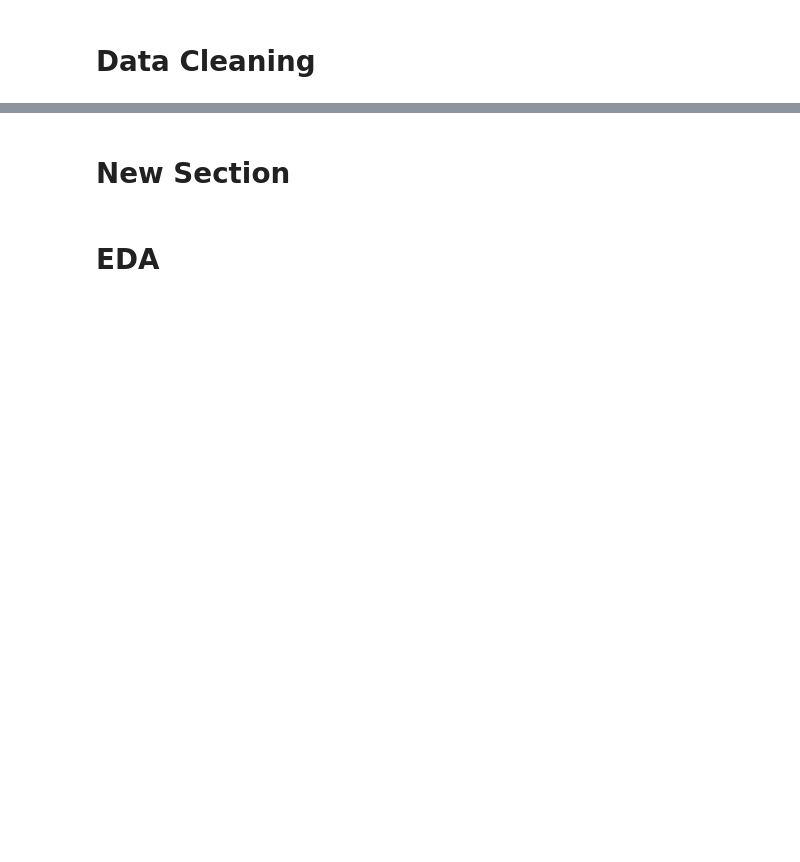
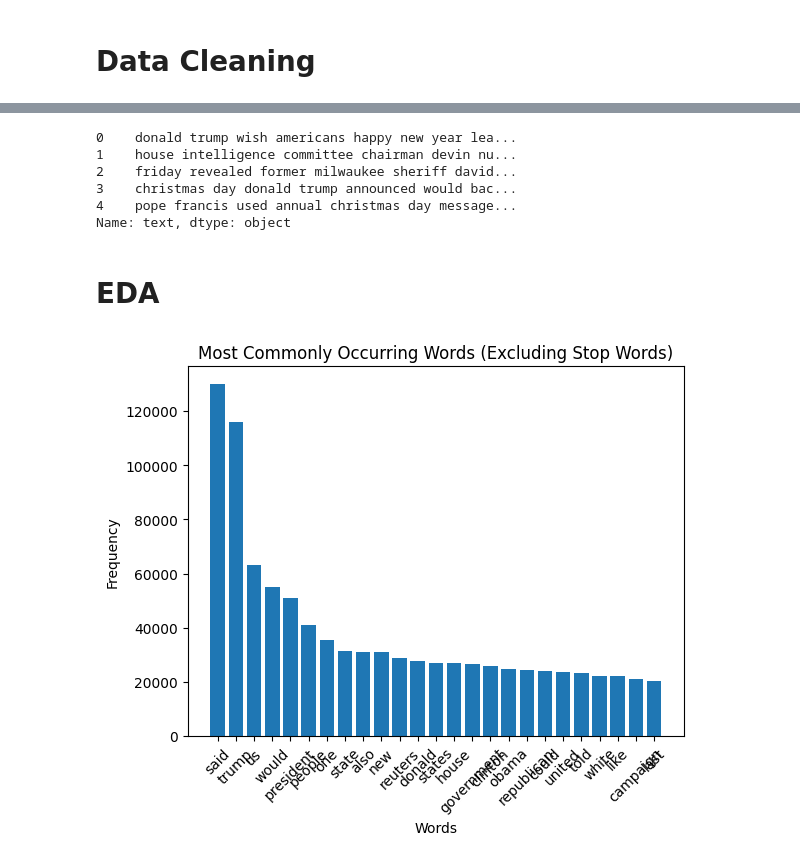
Before and after one commit to ShirleyW-W/PSTAT134-Project, a Jupyter notebook: PSTAT134_Final_Project.ipynb, the cells around one changed output, grey strips where cells are left out. Cells and saved outputs as stored; diff of their text form; code cells hidden in the pictures; blank space fills up the shorter version.

```diff
--- a/PSTAT134_Final_Project.ipynb
+++ b/PSTAT134_Final_Project.ipynb
@@ -14,2 +34,9 @@ ds = load_dataset("abisee/cnn_dailymail", "1.0.0")
+# %%
+# add labels
+fake_news["label"] = "Fake"
+true_news["label"] = "True"
+
+# combine the two separate dataframes
+news_df = pd.concat([fake_news, true_news], ignore_index = True)
 # %% [markdown]
 # Data Cleaning
@@ -82,2 +80,0 @@ dtype: int64
-# %% [markdown]
-# New Section
@@ -87,2 +81,42 @@ drive.mount('/content/drive')
+# %%
+import nltk
+
+# tokenizing article text into words
+tokenized_news = [nltk.word_tokenize(article) for article in news_df["text"]]
+# %%
+from nltk.corpus import stopwords
+
+# removing stopwords
+stop_words = set(stopwords.words("english"))
+
+cleaned_articles = [[word for word in article if word not in stop_words]
+    for article in tokenized_news]
+
+news_df["text"] = [" ".join(article) for article in cleaned_articles]
+print((news_df["text"].head()))
+# %% [output]
+0    donald trump wish americans happy new year lea...
+1    house intelligence committee chairman devin nu...
+2    friday revealed former milwaukee sheriff david...
+3    christmas day donald trump announced would bac...
+4    pope francis used annual christmas day message...
+Name: text, dtype: object
 # %% [markdown]
 # EDA
+# %%
+from collections import Counter
+all_words = [word for article in cleaned_articles for word in article]
+word_counts = Counter(all_words)
+
+common_words = word_counts.most_common(25)
+words, counts = zip(*common_words)
+
+plt.figure()
+plt.bar(words, counts)
+plt.xlabel("Words")
+plt.ylabel("Frequency")
+plt.title("Most Commonly Occurring Words (Excluding Stop Words)")
+plt.xticks(rotation = 45)
+plt.show()
+# %% [output]
+[figure, added]
```
Also changed, not shown: parts of 9 cells of this notebook.
